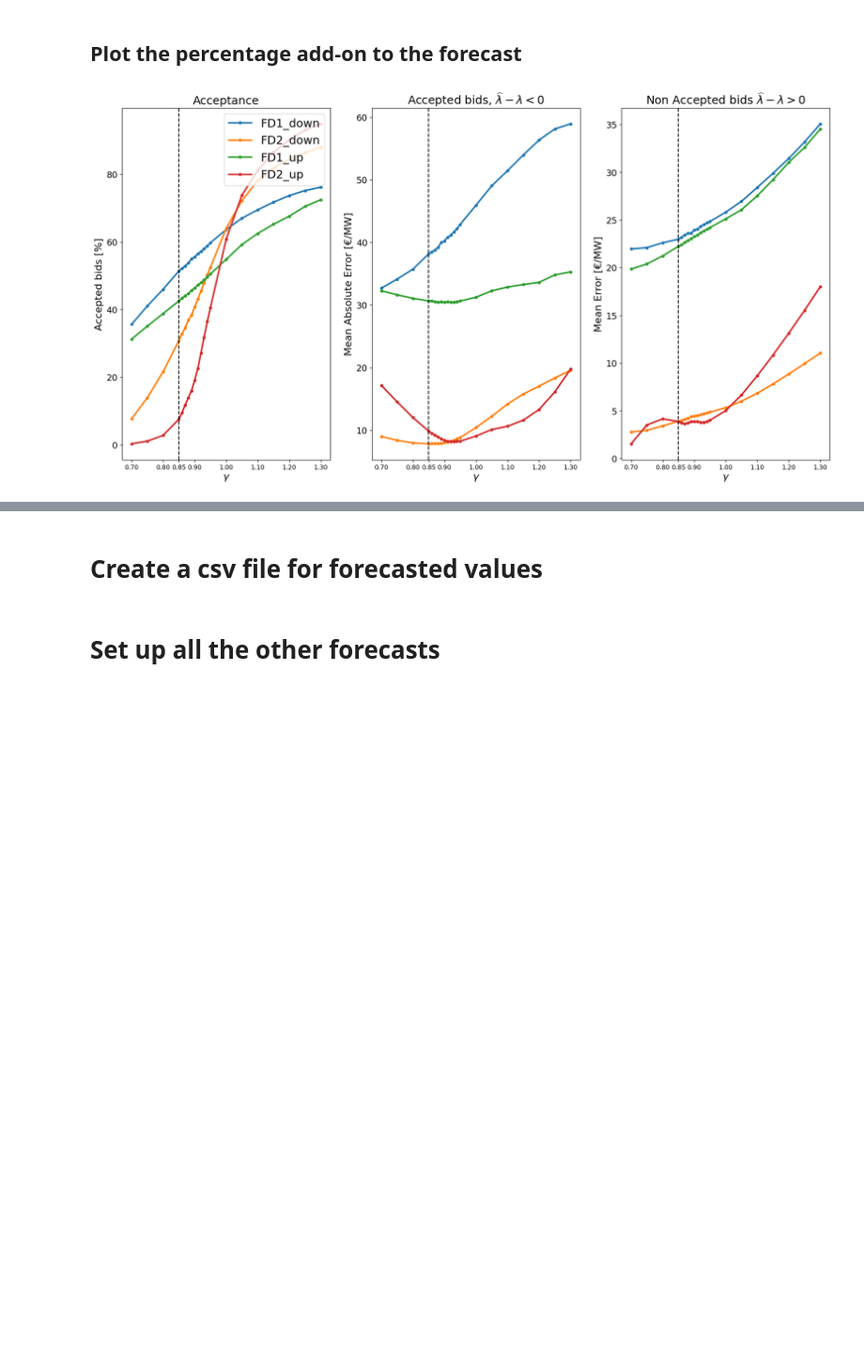
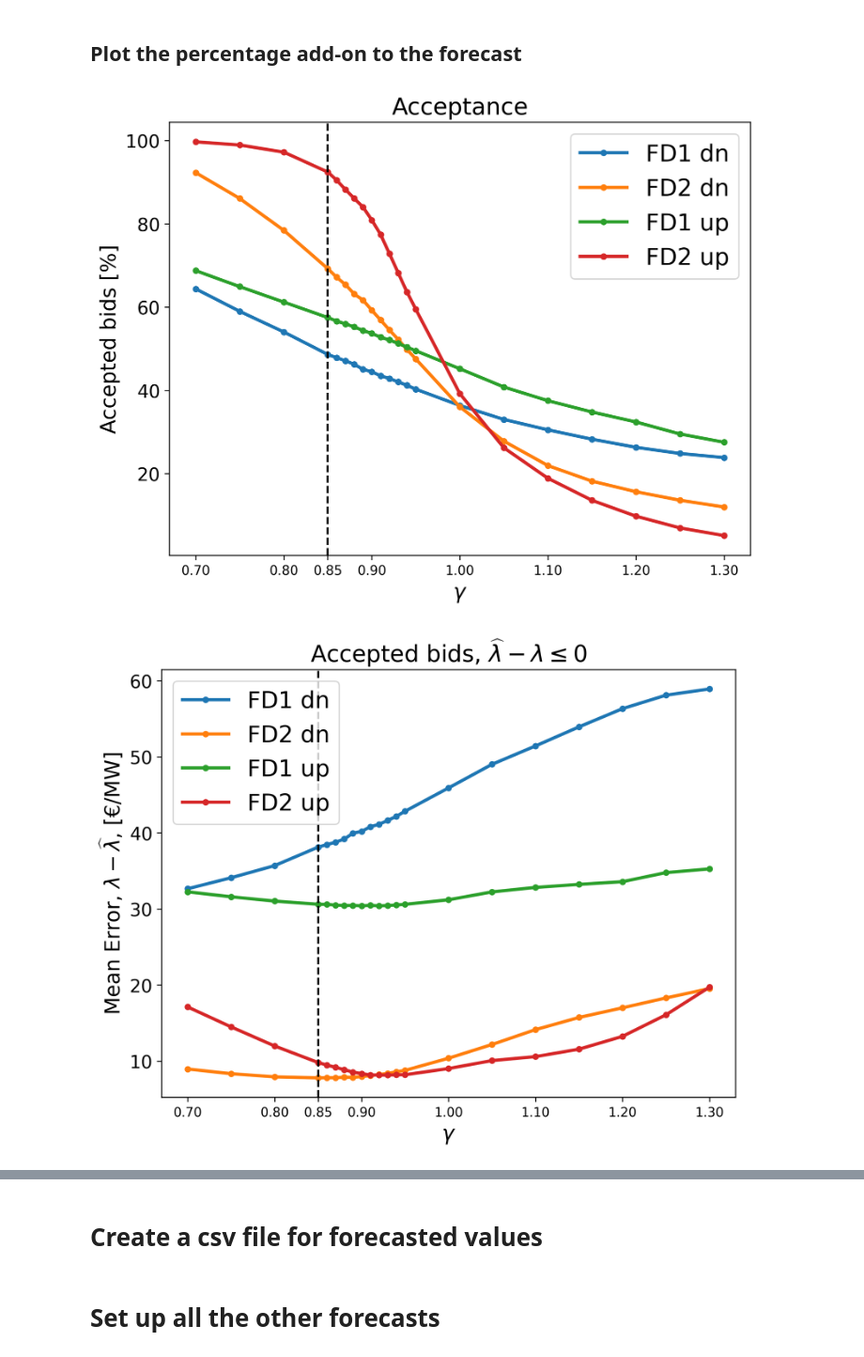
Before and after one commit to junesooshin/lightenup, a Jupyter notebook: Data Examination/Forecast and Feature Analysis.ipynb, the cells around one changed output, grey strips where cells are left out. Shown at 94% size. Drawn from its saved outputs; the diff is of its cells as text; code cells hidden in the pictures; blank space fills up the shorter version.

```diff
--- a/Data Examination/Forecast and Feature Analysis.ipynb
+++ b/Data Examination/Forecast and Feature Analysis.ipynb
@@ -138,7 +140,7 @@ for p in range(0,len(percentages)):
         ME_pos = np.mean(positive_values)
 
 
-        accepted = (len(positive_values))/len(errors) *100
+        accepted = (len(negative_values))/len(errors) *100
 
         #Median_APE = np.median(MAPE_h)
         Median_AE = np.median(MAE_h)
@@ -181,41 +183,42 @@ Forecast  20   Spot ( 68.0 63.0 111.0 )     FD1_down ( 76.0 59.0 35.0 )     FD2_
 # %%
 import matplotlib.pyplot as plt
 import numpy as np
 
 x = percentages
 
-Forecasts = ["FD1_down", "FD2_down", "FD1_up", "FD2_up"]
+Forecasts = ["FD1 dn", "FD2 dn", "FD1 up", "FD2 up"]
 linewidth = 2.5
 marker_size = 8 # Adjust the marker size as desired
 ME_neg_pos = [1, 2,3]
-y_labels = ['Accepted bids [%]','Mean Absolute Error [€/MW]','Mean Error [€/MW]']
-titles = ['Acceptance','Accepted bids, $\widehat{\lambda} - \lambda < 0$','Non Accepted bids $\widehat{\lambda} - \lambda > 0$']
-fig, axs = plt.subplots(1, 3, figsize=(20, 10))  # Create subplots
+y_labels = ['Accepted bids [%]','Mean Error, $\lambda - \widehat{\lambda}$, [€/MW]','Mean Error, $\widehat{\lambda} - \lambda$, [€/MW]']
+titles = ['Acceptance','Accepted bids, $\widehat{\lambda} - \lambda \leq 0$','Non Accepted bids $\widehat{\lambda} - \lambda > 0$']
+
 
 # Plot for each feature on respective subplots
 for i, e in enumerate(ME_neg_pos):
-    ax = axs[i]  # Select the current subplot
+    fig, ax = plt.subplots(figsize=(8, 6),dpi=300)  # Create subplots
+    #ax = axs[i]  # Select the current subplot
     for f in range(len(Forecasts)):
         E = Saved_Info[f+1, e,:]
         ax.plot(x, E, linestyle='-',marker = '.', label=Forecasts[f], linewidth=linewidth, markersize=marker_size)
 
     ax.set_ylabel(y_labels[i], fontsize=16)
 
     ax.tick_params(axis='y', which='major', labelsize=14)
 
     ax.set_xlabel('$\gamma$ ', fontsize=16)  # Set x-label for the last subplot
 
     # Set xticks and labels for the current subplot
     ax.set_xticks([0.7,0.8,0.85,0.9,1,1.1,1.2,1.3])  # Set the xticks locations
     #ax.set_xticklabels([0,3,6,9,12,15,18,21,24,27,30,33,36,40], fontsize=12)  # Set the xtick labels
     ax.set_title(titles[i],fontsize=18)  # Set the title of the subplot
 
-axs[0].axvline(x=0.85, ymin=0, ymax=80, color='black', linestyle='--')  # Add vertical line at x=5
-axs[1].axvline(x=0.85, ymin=0, ymax=80, color='black', linestyle='--')  # Add vertical line at x=5
-axs[2].axvline(x=0.85, ymin=0, ymax=80, color='black', linestyle='--')  # Add vertical line at x=5
-axs[0].legend(loc='upper right', prop={'size': 18})  # Locate the legend to the middle in the right part of the plot
+    ax.axvline(x=0.85, ymin=0, ymax=80, color='black', linestyle='--')  # Add vertical line at x=5
 
-plt.savefig('forecast_mean_D.pdf', format="pdf", bbox_inches="tight")
-plt.show()
+    ax.legend(prop={'size': 18})  # Locate the legend to the middle in the right part of the plot
+    name = 'forecast_mean_D' + str(i) + '.png'
+    plt.savefig(name, format="png", bbox_inches="tight")
+    plt.show()
 # %% [output]
-[figure, old version]
+[figure, new version]
+[figure, added]
```
Also changed, not shown: parts of 8 cells of this notebook, 11 other files.
